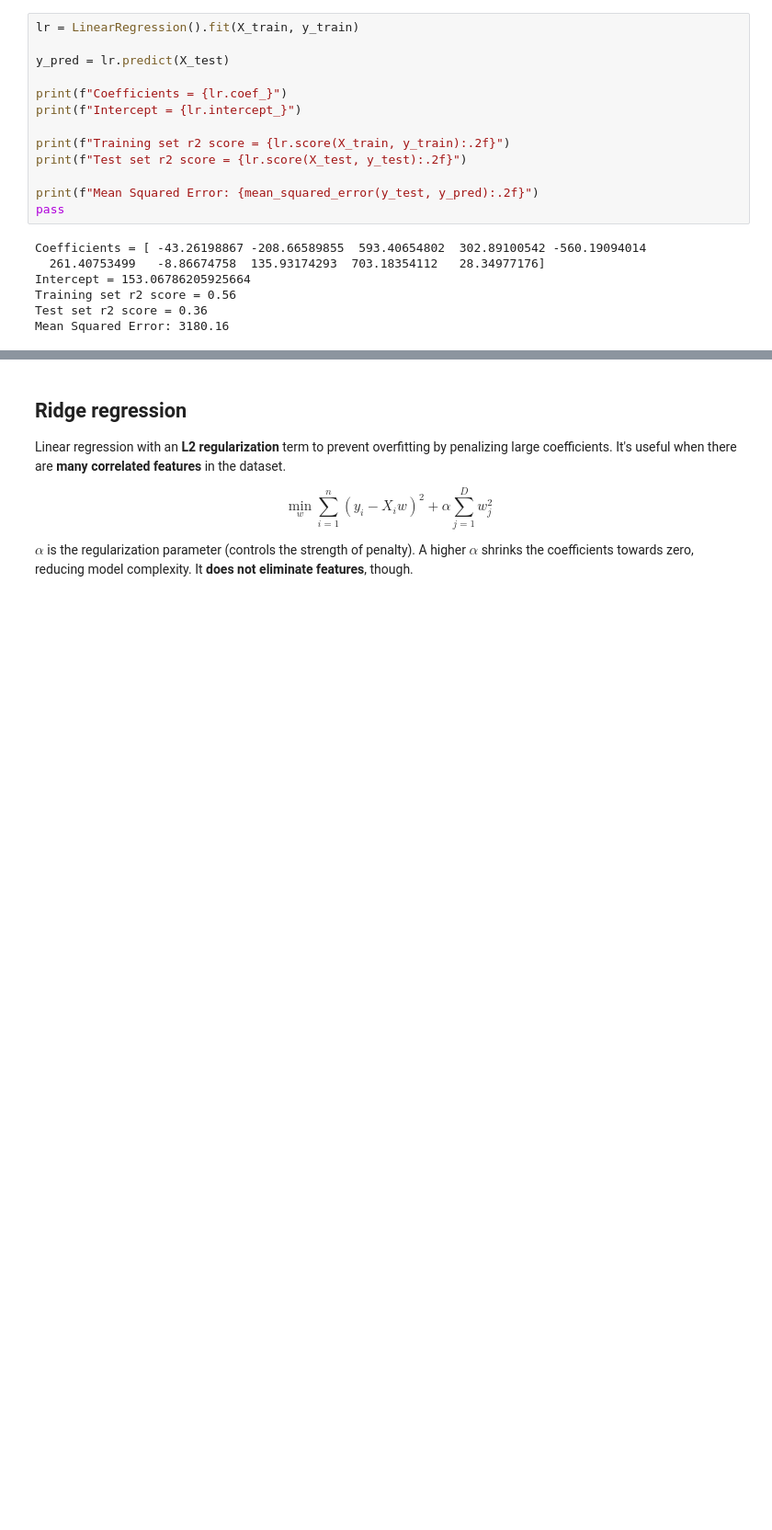
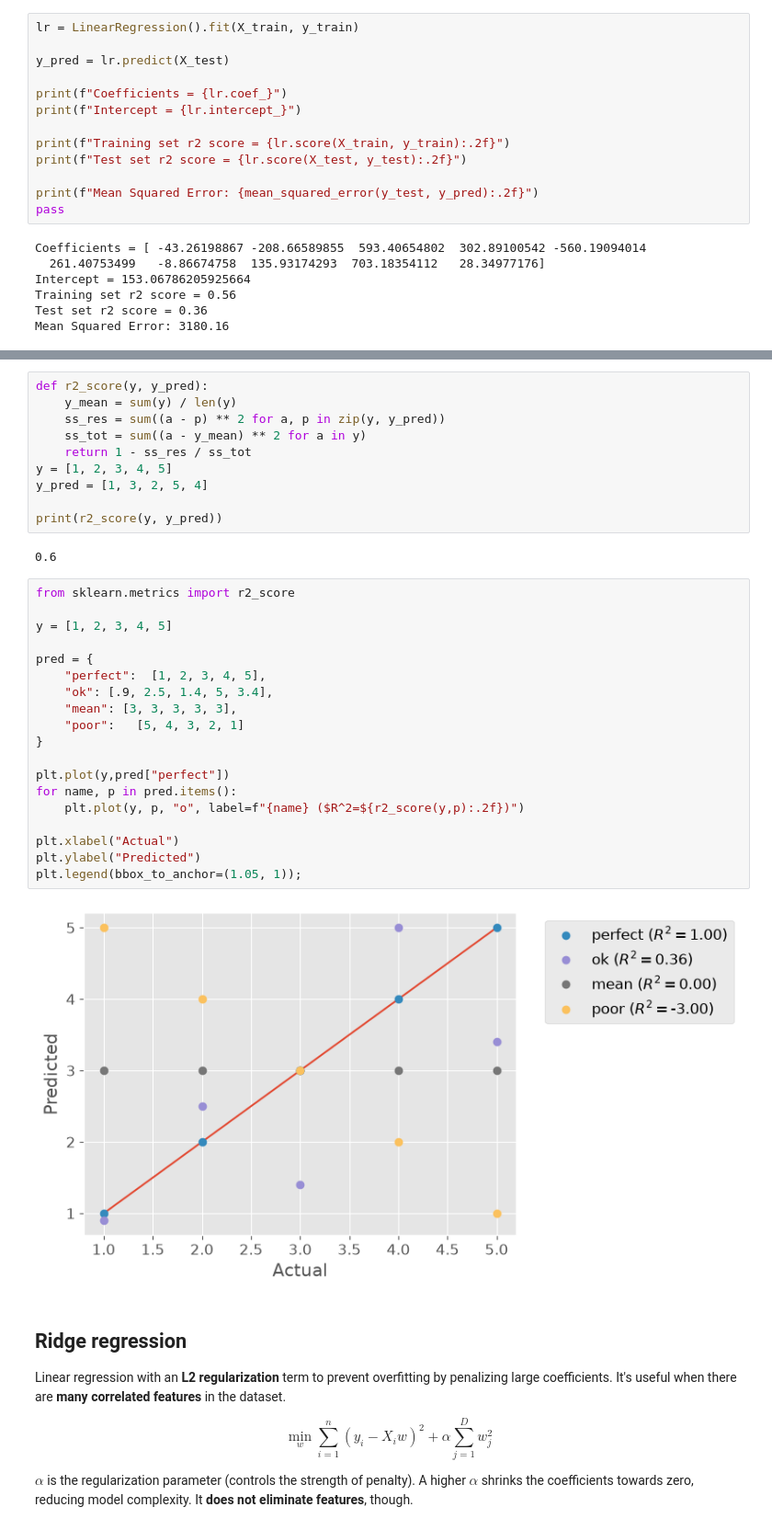
Before and after one commit to arghyadutta/PhysML, a Jupyter notebook: 04-notebook.ipynb, the cells around one changed output, grey strips where cells are left out. Shown at 92% size. Saved outputs shown, nothing was run; the diff lists cells and outputs as text; blank space fills up the shorter version.

```diff
--- a/04-notebook.ipynb
+++ b/04-notebook.ipynb
@@ -220,3 +236,36 @@ Mean Squared Error: 3180.16
+# %%
+def r2_score(y, y_pred):
+    y_mean = sum(y) / len(y)
+    ss_res = sum((a - p) ** 2 for a, p in zip(y, y_pred))
+    ss_tot = sum((a - y_mean) ** 2 for a in y)
+    return 1 - ss_res / ss_tot
+y = [1, 2, 3, 4, 5]
+y_pred = [1, 3, 2, 5, 4]
+
+print(r2_score(y, y_pred))
+# %% [output]
+0.6
+# %%
+from sklearn.metrics import r2_score
+
+y = [1, 2, 3, 4, 5]
+
+pred = {
+    "perfect":  [1, 2, 3, 4, 5],
+    "ok": [.9, 2.5, 1.4, 5, 3.4],
+    "mean": [3, 3, 3, 3, 3],
+    "poor":   [5, 4, 3, 2, 1]
+}
+
+plt.plot(y,pred["perfect"])
+for name, p in pred.items():
+    plt.plot(y, p, "o", label=f"{name} ($R^2=${r2_score(y,p):.2f})")
+
+plt.xlabel("Actual")
+plt.ylabel("Predicted")
+plt.legend(bbox_to_anchor=(1.05, 1));
+# %% [output]
+[figure, added]
 # %% [markdown]
 ## Ridge regression
 
```
Also changed, not shown: parts of 2 cells of this notebook.
